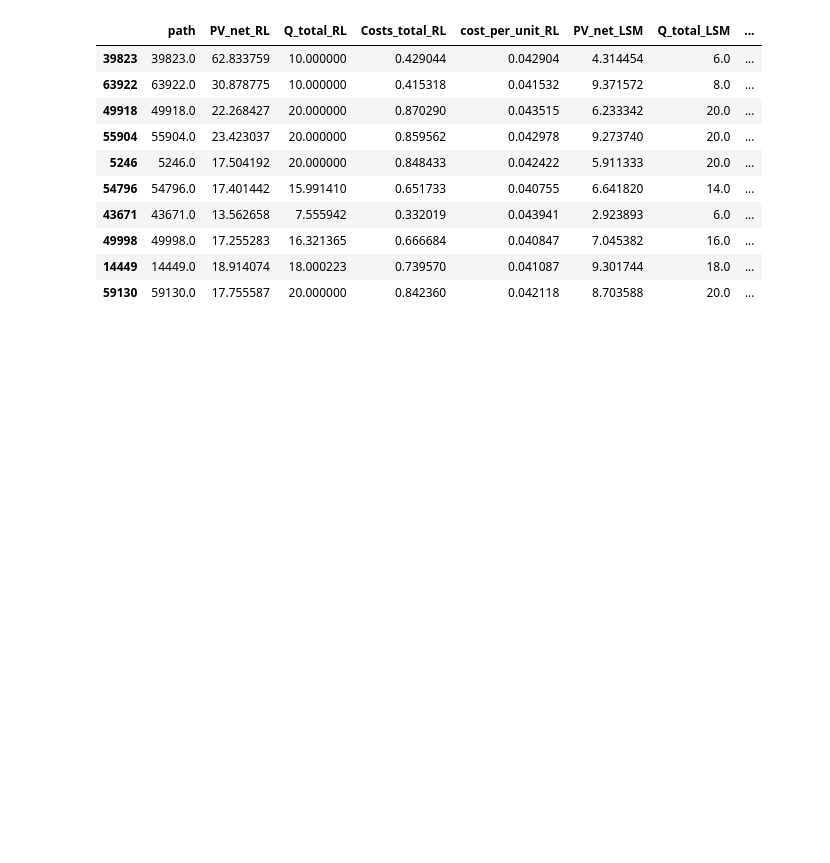
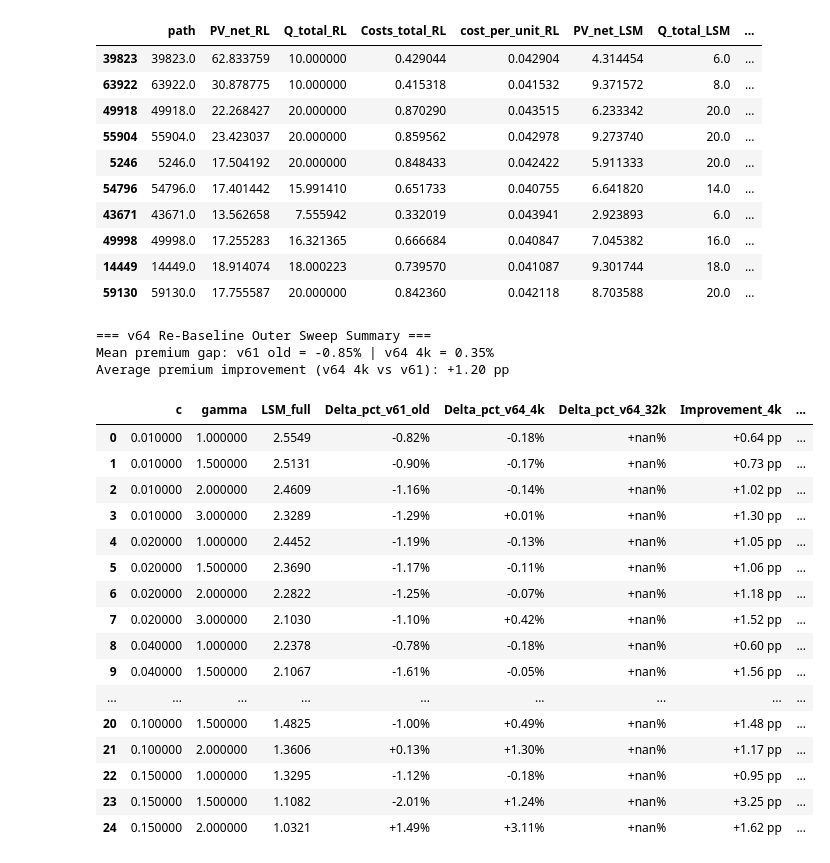
Before and after one commit to ithakis/DRL-Swing-Options, a Jupyter notebook: Jupyter Notebooks/5: Convex Costs LSM vs RL.ipynb, the cells around one changed output. Saved outputs shown, nothing was run; the diff lists cells and outputs as text; code cells hidden in the pictures; blank space fills up the shorter version.

```diff
--- a/Jupyter Notebooks/5: Convex Costs LSM vs RL.ipynb
+++ b/Jupyter Notebooks/5: Convex Costs LSM vs RL.ipynb
@@ -866,3 +866,64 @@ top_abs
 | 49998 | 49998.0 | 17.255283 | 16.321365 | 0.666684 | 0.040847 | 7.045382 | 16.0 | ... |
 | 14449 | 14449.0 | 18.914074 | 18.000223 | 0.739570 | 0.041087 | 9.301744 | 18.0 | ... |
 | 59130 | 59130.0 | 17.755587 | 20.000000 | 0.842360 | 0.042118 | 8.703588 | 20.0 | ... |
+# %%
+import os
+import pandas as pd
+import numpy as np
+
+csv_path = "Convex Costs Results v64 comparison.csv"
+if not os.path.exists(csv_path):
+    csv_path = "Jupyter Notebooks/Convex Costs Results v64 comparison.csv"
+
+comp_df = pd.read_csv(csv_path)
+
+# Calculate improvement in percentage points
+comp_df['Improvement_4k'] = comp_df['Delta_pct_v64_4k'] - comp_df['Delta_pct_v61_old']
+comp_df['Improvement_32k'] = comp_df['Delta_pct_v64_32k'] - comp_df['Delta_pct_v61_old']
+
+# Format and style the dataframe
+styled_df = comp_df[[
+    'c', 'gamma', 'LSM_full',
+    'Delta_pct_v61_old', 'Delta_pct_v64_4k', 'Delta_pct_v64_32k',
+    'Improvement_4k', 'Improvement_32k'
+]].copy()
+
+# Print global summary stats first
+print("=== v64 Re-Baseline Outer Sweep Summary ===")
+valid_4k = comp_df['Delta_pct_v64_4k'].dropna()
+print(f"Mean premium gap: v61 old = {comp_df['Delta_pct_v61_old'].mean():.2f}% | v64 4k = {valid_4k.mean():.2f}%")
+print(f"Average premium improvement (v64 4k vs v61): {comp_df['Improvement_4k'].mean():+.2f} pp")
+if comp_df['Delta_pct_v64_32k'].notna().any():
+    valid_32k = comp_df['Delta_pct_v64_32k'].dropna()
+    print(f"Mean premium gap (v64 32k): {valid_32k.mean():.2f}%")
+    print(f"Average premium improvement (v64 32k vs v61): {comp_df['Improvement_32k'].mean():+.2f} pp")
+
+styled_df.style.format({
+    'LSM_full': '{:.4f}',
+    'Delta_pct_v61_old': '{:+.2f}%',
+    'Delta_pct_v64_4k': '{:+.2f}%',
+    'Delta_pct_v64_32k': '{:+.2f}%',
+    'Improvement_4k': '{:+.2f} pp',
+    'Improvement_32k': '{:+.2f} pp'
+})
+# %% [output]
+=== v64 Re-Baseline Outer Sweep Summary ===
+Mean premium gap: v61 old = -0.85% | v64 4k = 0.35%
+Average premium improvement (v64 4k vs v61): +1.20 pp
+|  | c | gamma | LSM_full | Delta_pct_v61_old | Delta_pct_v64_4k | Delta_pct_v64_32k | Improvement_4k | ... |
+| 0 | 0.010000 | 1.000000 | 2.5549 | -0.82% | -0.18% | +nan% | +0.64 pp | ... |
+| 1 | 0.010000 | 1.500000 | 2.5131 | -0.90% | -0.17% | +nan% | +0.73 pp | ... |
+| 2 | 0.010000 | 2.000000 | 2.4609 | -1.16% | -0.14% | +nan% | +1.02 pp | ... |
+| 3 | 0.010000 | 3.000000 | 2.3289 | -1.29% | +0.01% | +nan% | +1.30 pp | ... |
+| 4 | 0.020000 | 1.000000 | 2.4452 | -1.19% | -0.13% | +nan% | +1.05 pp | ... |
+| 5 | 0.020000 | 1.500000 | 2.3690 | -1.17% | -0.11% | +nan% | +1.06 pp | ... |
+| 6 | 0.020000 | 2.000000 | 2.2822 | -1.25% | -0.07% | +nan% | +1.18 pp | ... |
+| 7 | 0.020000 | 3.000000 | 2.1030 | -1.10% | +0.42% | +nan% | +1.52 pp | ... |
+| 8 | 0.040000 | 1.000000 | 2.2378 | -0.78% | -0.18% | +nan% | +0.60 pp | ... |
+| 9 | 0.040000 | 1.500000 | 2.1067 | -1.61% | -0.05% | +nan% | +1.56 pp | ... |
+| ... | ... | ... | ... | ... | ... | ... | ... | ... |
+| 20 | 0.100000 | 1.500000 | 1.4825 | -1.00% | +0.49% | +nan% | +1.48 pp | ... |
+| 21 | 0.100000 | 2.000000 | 1.3606 | +0.13% | +1.30% | +nan% | +1.17 pp | ... |
+| 22 | 0.150000 | 1.000000 | 1.3295 | -1.12% | -0.18% | +nan% | +0.95 pp | ... |
+| 23 | 0.150000 | 1.500000 | 1.1082 | -2.01% | +1.24% | +nan% | +3.25 pp | ... |
+| 24 | 0.150000 | 2.000000 | 1.0321 | +1.49% | +3.11% | +nan% | +1.62 pp | ... |
```
Also changed, not shown: 49 other files.
